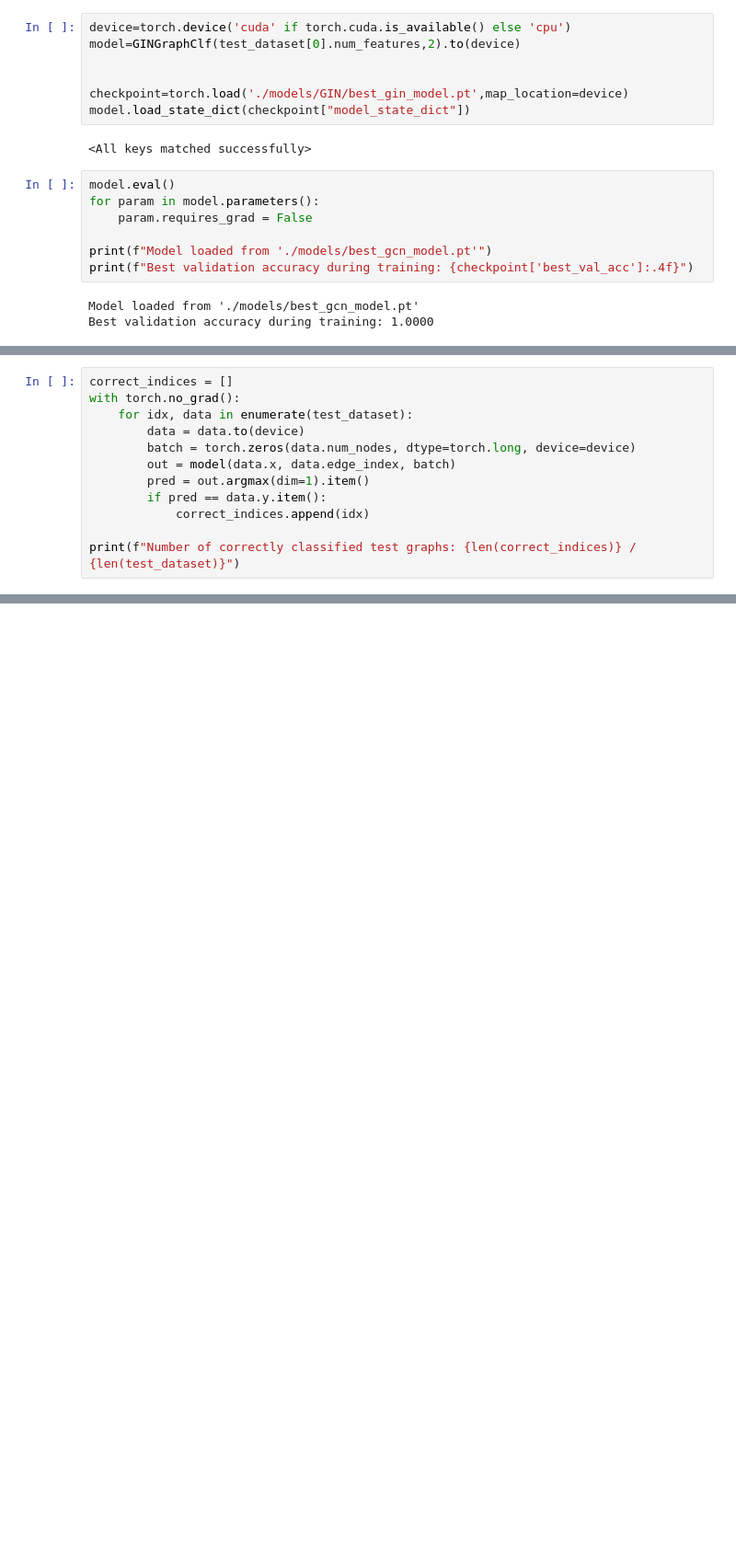
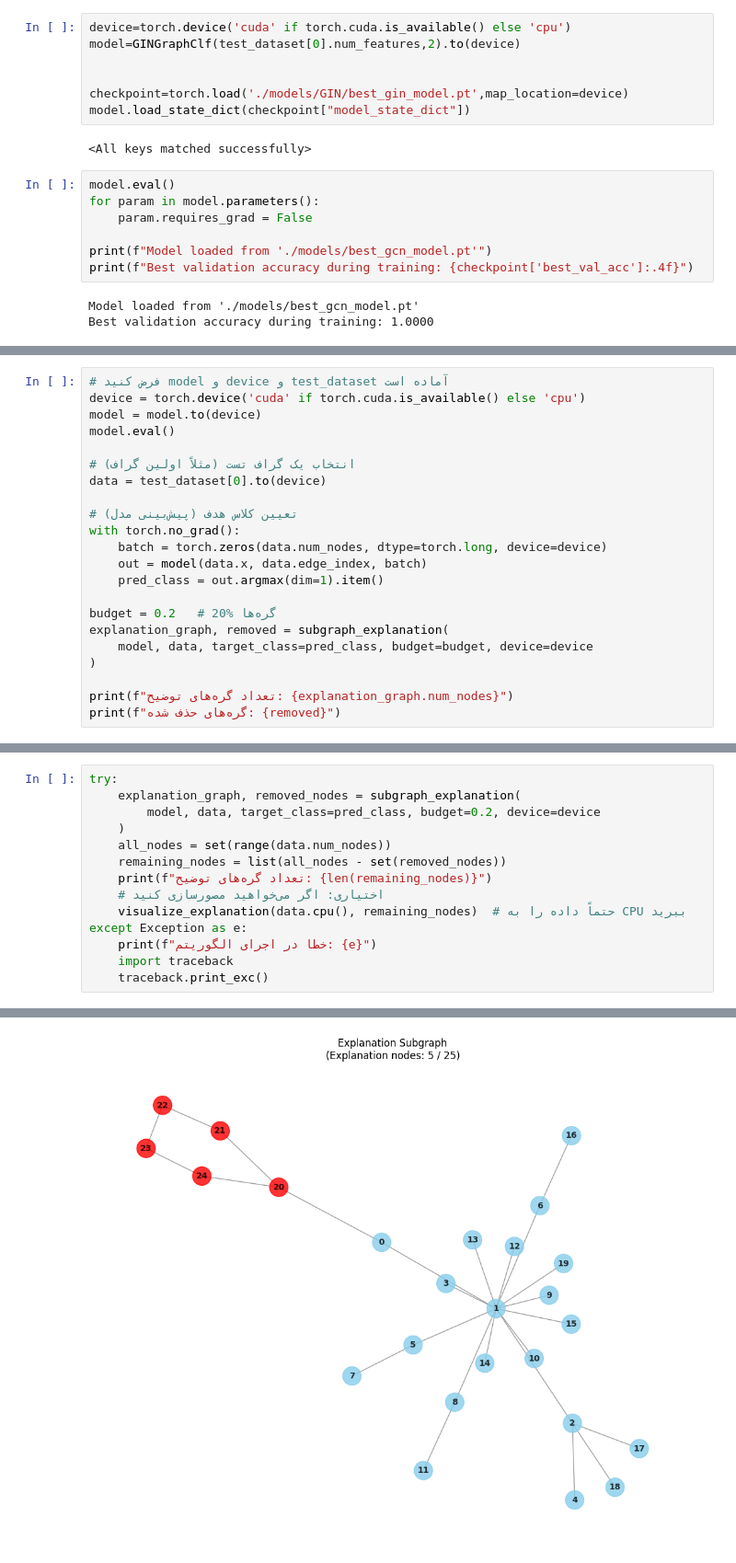
Before and after one commit to hoomanhonarvar/Subgraph-explanablity-on-GNN, a Jupyter notebook: test.ipynb, the cells around one changed output, grey strips where cells are left out. Shown at 92% size. Drawn from its saved outputs; the diff is of its cells as text; blank space fills up the shorter version.

Commit message:
testing freeze model and running explanation algorithm on the output

```diff
--- a/test.ipynb
+++ b/test.ipynb
@@ -88,13 +256,23 @@ Test Accuracy: 1.0000
 # %%
-correct_indices = []
+# فرض کنید model و device و test_dataset آماده است
+device = torch.device('cuda' if torch.cuda.is_available() else 'cpu')
+model = model.to(device)
+model.eval()
+
+# انتخاب یک گراف تست (مثلاً اولین گراف)
+data = test_dataset[0].to(device)
+
+# تعیین کلاس هدف (پیش‌بینی مدل)
 with torch.no_grad():
-    for idx, data in enumerate(test_dataset):
-        data = data.to(device)
-        batch = torch.zeros(data.num_nodes, dtype=torch.long, device=device)
-        out = model(data.x, data.edge_index, batch)
-        pred = out.argmax(dim=1).item()
-        if pred == data.y.item():
-            correct_indices.append(idx)
+    batch = torch.zeros(data.num_nodes, dtype=torch.long, device=device)
+    out = model(data.x, data.edge_index, batch)
+    pred_class = out.argmax(dim=1).item()
 
-print(f"Number of correctly classified test graphs: {len(correct_indices)} / {len(test_dataset)}")
+budget = 0.2   # 20% گره‌ها
+explanation_graph, removed = subgraph_explanation(
+    model, data, target_class=pred_class, budget=budget, device=device
+)
+
+print(f"تعداد گره‌های توضیح: {explanation_graph.num_nodes}")
+print(f"گره‌های حذف شده: {removed}")
 # %% [output]
@@ -101,0 +288,15 @@ Number of correctly classified test graphs: 100 / 100
+# %%
+try:
+    explanation_graph, removed_nodes = subgraph_explanation(
+        model, data, target_class=pred_class, budget=0.2, device=device
+    )
+    all_nodes = set(range(data.num_nodes))
+    remaining_nodes = list(all_nodes - set(removed_nodes))
+    print(f"تعداد گره‌های توضیح: {len(remaining_nodes)}")
+    # اختیاری: اگر می‌خواهید مصورسازی کنید
+    visualize_explanation(data.cpu(), remaining_nodes)  # حتماً داده را به CPU ببرید
+except Exception as e:
+    print(f"خطا در اجرای الگوریتم: {e}")
+    import traceback
+    traceback.print_exc()
+# %% [output]
@@ -101,0 +308 @@ Number of correctly classified test graphs: 100 / 100
+[figure, added]
```
Also changed, not shown: parts of 10 cells of this notebook.
